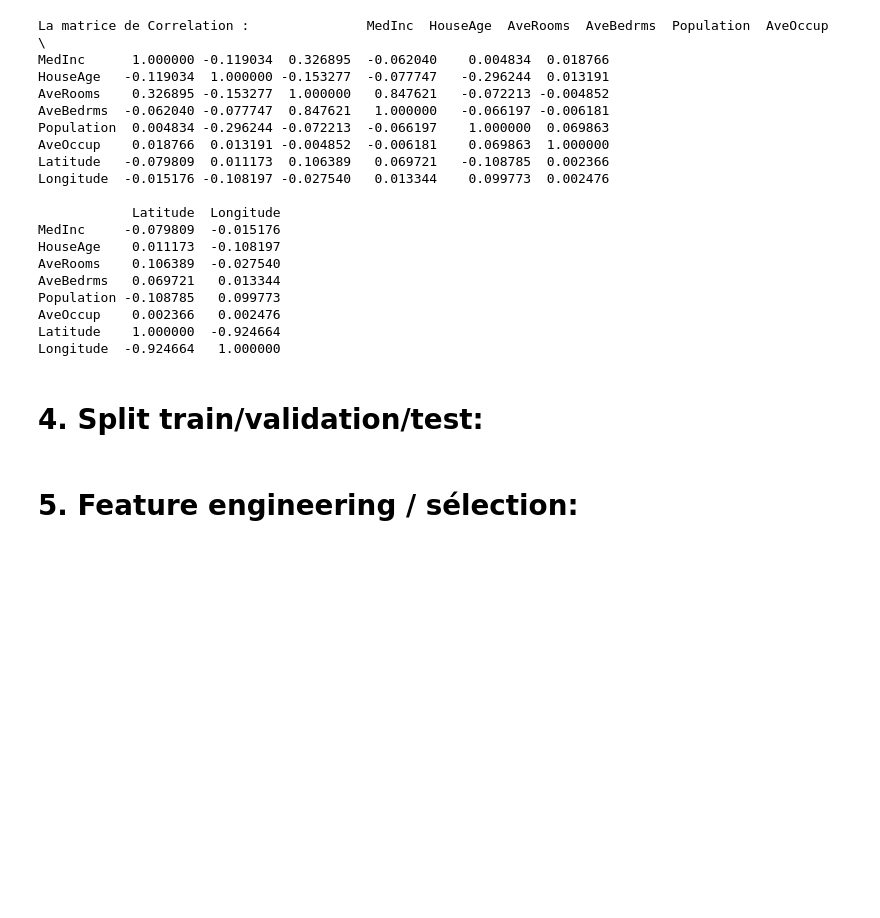
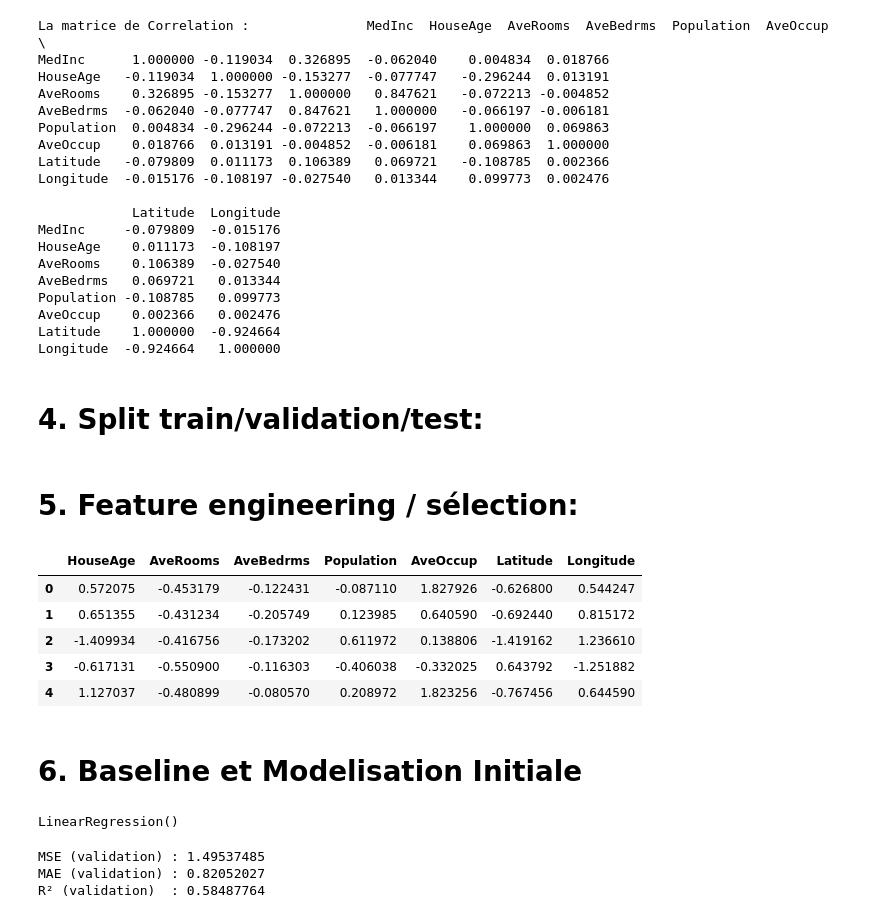
Before and after one commit to fitahiana-dev/KFT, a Jupyter notebook: notebooks/B_Regression.ipynb, the cells around one changed output. Cells and saved outputs as stored; diff of their text form; code cells hidden in the pictures; blank space fills up the shorter version.

Commit message:
regression-test

```diff
--- a/notebooks/B_Regression.ipynb
+++ b/notebooks/B_Regression.ipynb
@@ -122,3 +128,34 @@ X_train, X_valtest, y_train, y_valtest = train_test_split(X,Y, test_size=0.4, ra
 X_val, X_test, y_val, y_test = train_test_split(X_valtest, y_valtest, test_size=0.5, random_state=0)
 # %% [markdown]
 # 5. Feature engineering / sélection:
+# %%
+# Standardisation avec StandarScaler
+scaler = StandardScaler()
+X_train_scaled = scaler.fit_transform(X_train)
+X_val_scaled   = scaler.fit_transform(X_val)
+X_test_scaled  = scaler.fit_transform(X_test)
+
+# Reconversion en Dataframe
+X_train_scaled_df = pd.DataFrame(X_train_scaled,columns=X.columns)
+X_val_scaled_df   = pd.DataFrame(X_val_scaled,columns=X.columns)
+X_test_scaled_df  = pd.DataFrame(X_test_scaled,columns=X.columns)
+
+# Test d'affichage
+X_train_scaled_df.head()
+X_val_scaled_df.head()
+X_test_scaled_df.head()
+# %% [output]
+|  | HouseAge | AveRooms | AveBedrms | Population | AveOccup | Latitude | Longitude |
+| 0 | 0.572075 | -0.453179 | -0.122431 | -0.087110 | 1.827926 | -0.626800 | 0.544247 |
+| 1 | 0.651355 | -0.431234 | -0.205749 | 0.123985 | 0.640590 | -0.692440 | 0.815172 |
+| 2 | -1.409934 | -0.416756 | -0.173202 | 0.611972 | 0.138806 | -1.419162 | 1.236610 |
+| 3 | -0.617131 | -0.550900 | -0.116303 | -0.406038 | -0.332025 | 0.643792 | -1.251882 |
+| 4 | 1.127037 | -0.480899 | -0.080570 | 0.208972 | 1.823256 | -0.767456 | 0.644590 |
+# %% [markdown]
+# 6. Baseline et Modelisation Initiale
+# %%
+# Regression Lineaire
+model = LinearRegression()
+model.fit(X_train_scaled, y_train) # Entrainement
+# %% [output]
+LinearRegression()
@@ -124,0 +165,14 @@ X_val, X_test, y_val, y_test = train_test_split(X_valtest, y_valtest, test_size=
+# %%
+# Rapport de MSE , MAE ,R2
+mse = mean_squared_error(y_val, y_val_prediction)
+mae = mean_absolute_error(y_val, y_val_prediction)
+r2 = r2_score(y_val, y_val_prediction)
+
+# Affiachage des Valeurs
+print(f"MSE (validation) : {mse:.8f}")
+print(f"MAE (validation) : {mae:.8f}")
+print(f"R² (validation)  : {r2:.8f}")
+# %% [output]
+MSE (validation) : 1.49537485
+MAE (validation) : 0.82052027
+R² (validation)  : 0.58487764
```
Also changed, not shown: parts of 14 cells of this notebook, 1 other file.
